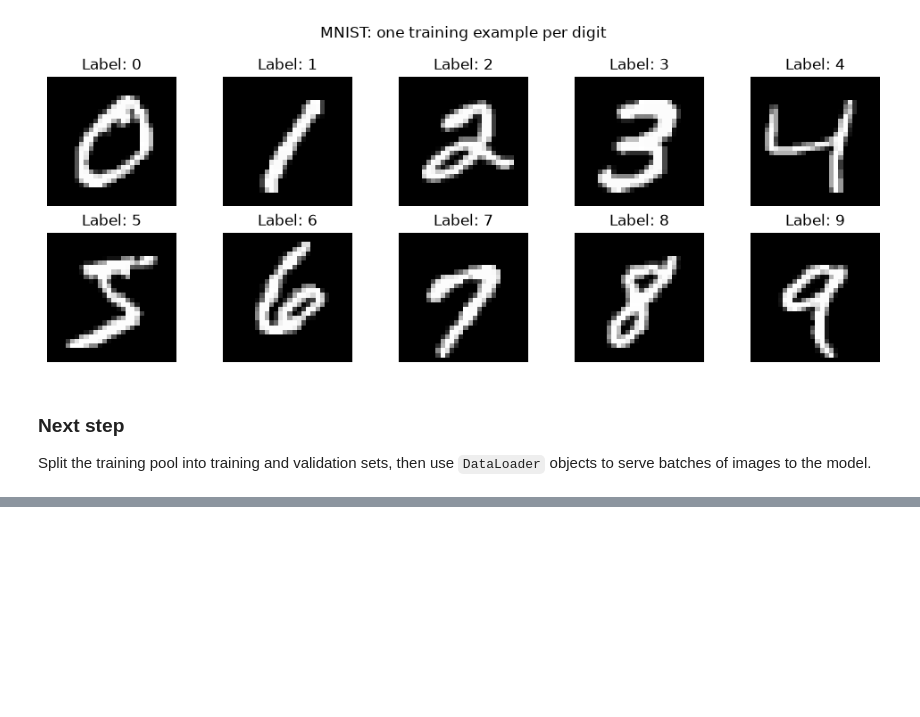
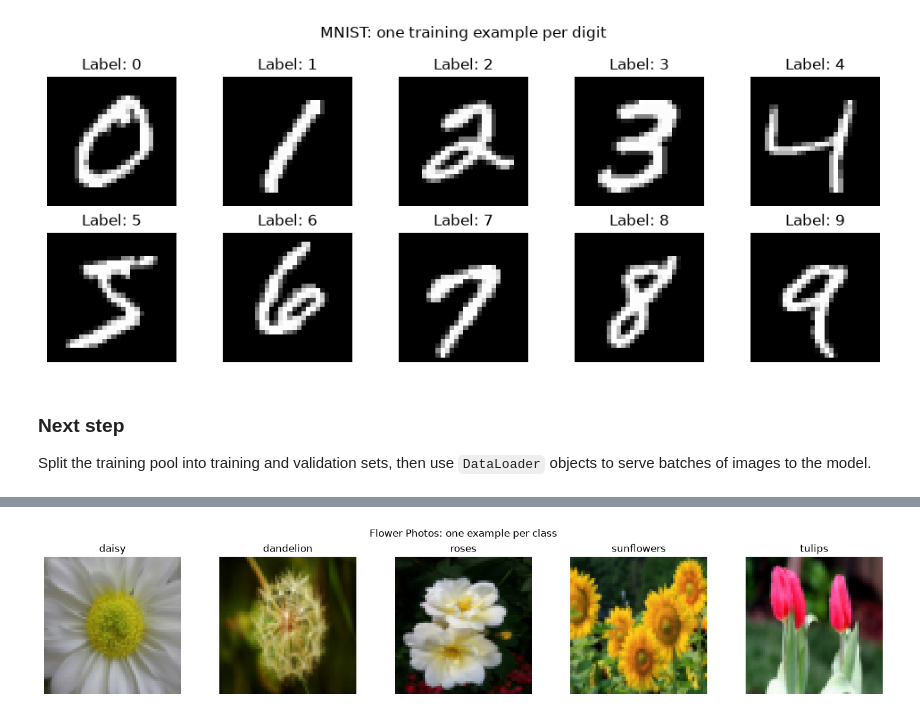
Before and after one commit to schwartzberg/dec04c, a Jupyter notebook: e89-Schwartzberg-Paul-HW04.ipynb, the cells around one changed output, grey strips where cells are left out. Cells and saved outputs as stored; diff of their text form; code cells hidden in the pictures; blank space fills up the shorter version.

Commit message:
Start Problem 2 with flower data loading and inspection

```diff
--- a/e89-Schwartzberg-Paul-HW04.ipynb
+++ b/e89-Schwartzberg-Paul-HW04.ipynb
@@ -125,0 +188,15 @@ Split the training pool into training and validation sets, then use `DataLoader`
+# %%
+# Show one example per class to check the images and folder labels.
+fig, axes = plt.subplots(1, len(flower_class_names), figsize=(15, 3))
+for label, ax in enumerate(axes):
+    index = flower_catalog.targets.index(label)
+    image, target = flower_catalog[index]
+    # RGB plotting needs (height, width, channels), rather than (channels, height, width).
+    ax.imshow(image.permute(1, 2, 0))
+    ax.set_title(flower_class_names[target])
+    ax.axis("off")
+fig.suptitle("Flower Photos: one example per class")
+plt.tight_layout()
+plt.show()
+# %% [output]
+[figure, added]
```
Also changed, not shown: parts of 4 cells of this notebook, 2 other files.
